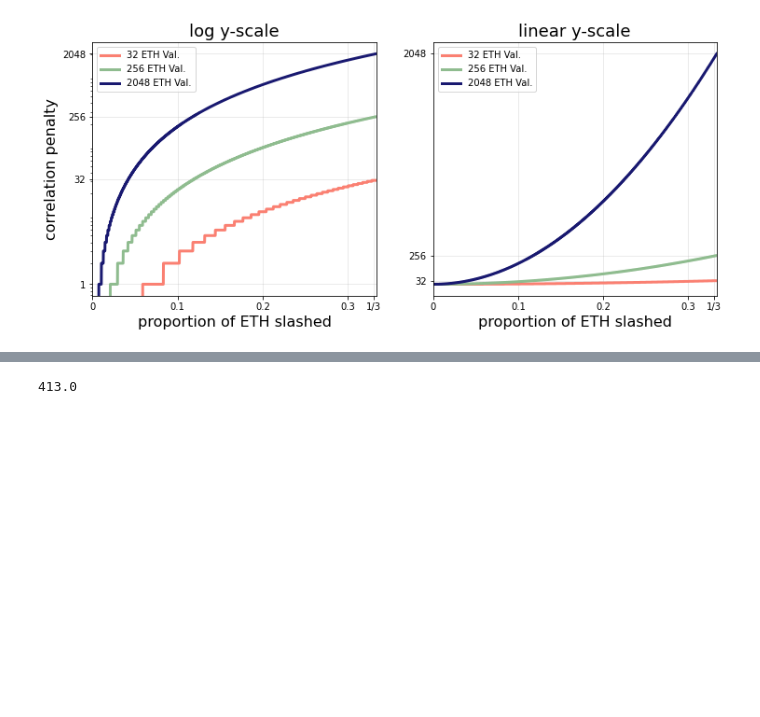
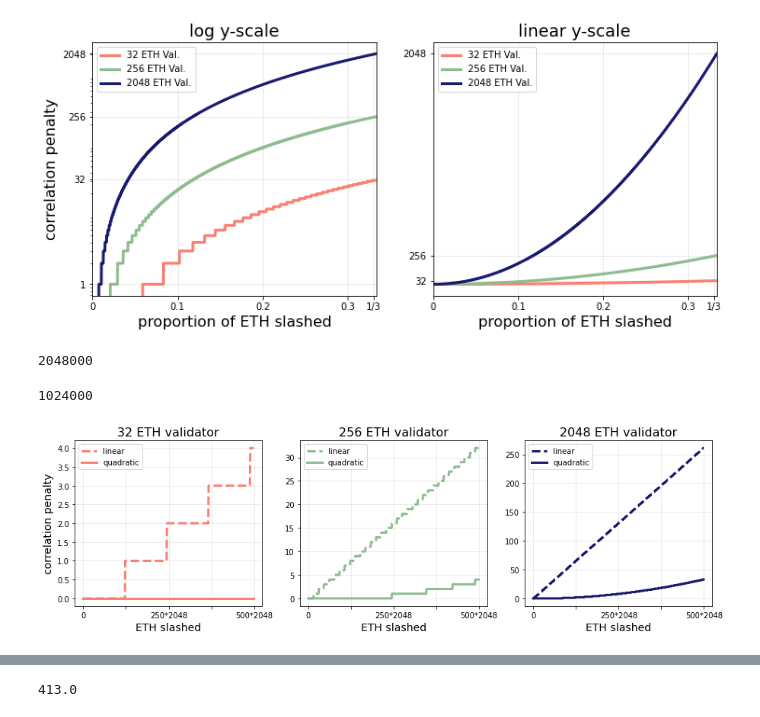
Before and after one commit to michaelneuder/relay-data, a Jupyter notebook: maxeb/slashings.ipynb, the cells around one changed output, grey strips where cells are left out. Saved outputs shown, nothing was run; the diff lists cells and outputs as text; code cells hidden in the pictures; blank space fills up the shorter version.

```diff
--- a/maxeb/slashings.ipynb
+++ b/maxeb/slashings.ipynb
@@ -98,3 +98,7 @@ axarr[1].set_title('linear y-scale', size=18)
 plt.show()
 # %% [output]
 [figure]
+# %%
+2048 * 1000
+# %% [output]
+2048000
@@ -101,3 +116,31 @@ plt.show()
+# %%
+500 * 2048
+# %% [output]
+1024000
+# %%
+f, axarr = plt.subplots(ncols=3, figsize=(15,4))
+
+axarr[0].plot(slashed_amts, zoomed32, color='salmon', label='linear', linewidth=3, linestyle='--')
+axarr[1].plot(slashed_amts, zoomed256, color='darkseagreen', label='linear', linewidth=3, linestyle='--')
+axarr[2].plot(slashed_amts, zoomed2048, color='midnightblue', label='linear', linewidth=3, linestyle='--')
+
+axarr[0].plot(slashed_amts, zoomed32new, color='salmon', label='quadratic', linewidth=3)
+axarr[1].plot(slashed_amts, zoomed256new, color='darkseagreen', label='quadratic', linewidth=3)
+axarr[2].plot(slashed_amts, zoomed2048new, color='midnightblue', label='quadratic', linewidth=3)
+
+for ax in axarr:
+    ax.legend()
+    ax.set_xticks([0, 125 * 2048, 250 * 2048, 375 * 2048, 500 * 2048])
+    ax.set_xticklabels(['0', '', '250*2048', '', '500*2048'])
+    ax.set_xlabel('ETH slashed', size=14)
+
+axarr[0].set_ylabel('correlation penalty', size=14)
+axarr[0].set_title('32 ETH validator', size=16)
+axarr[1].set_title('256 ETH validator', size=16)
+axarr[2].set_title('2048 ETH validator', size=16)
+plt.show()
+# %% [output]
+[figure, added]
 # %%
 f, ax = plt.subplots(figsize=(7,5))
 
```
Also changed, not shown: parts of 2 cells of this notebook.
